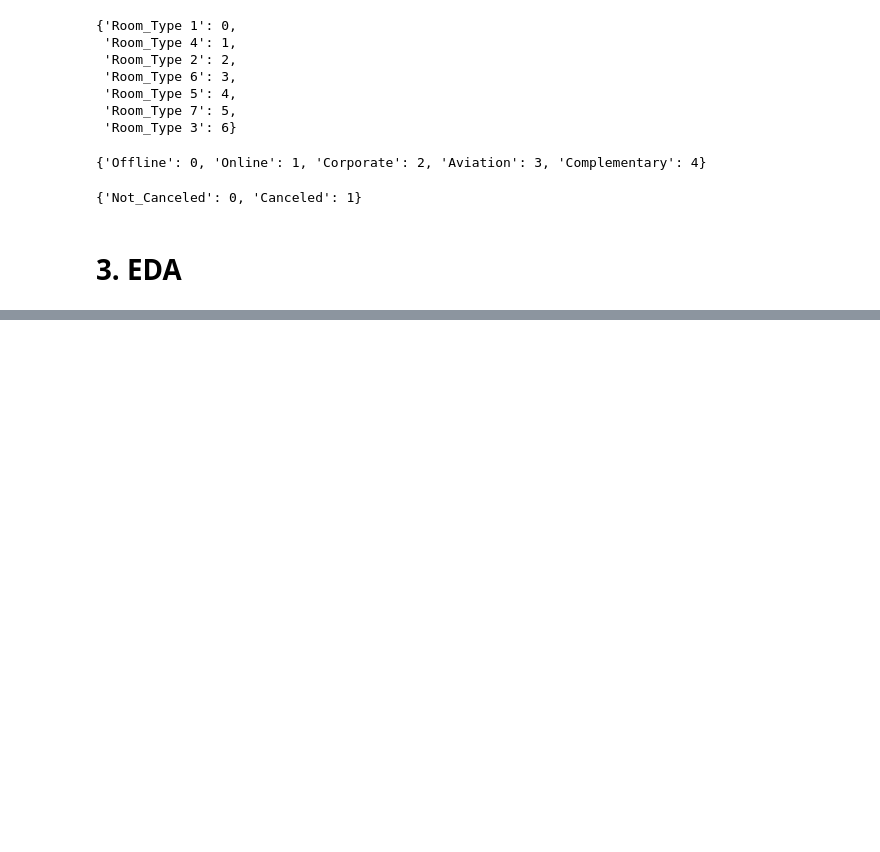
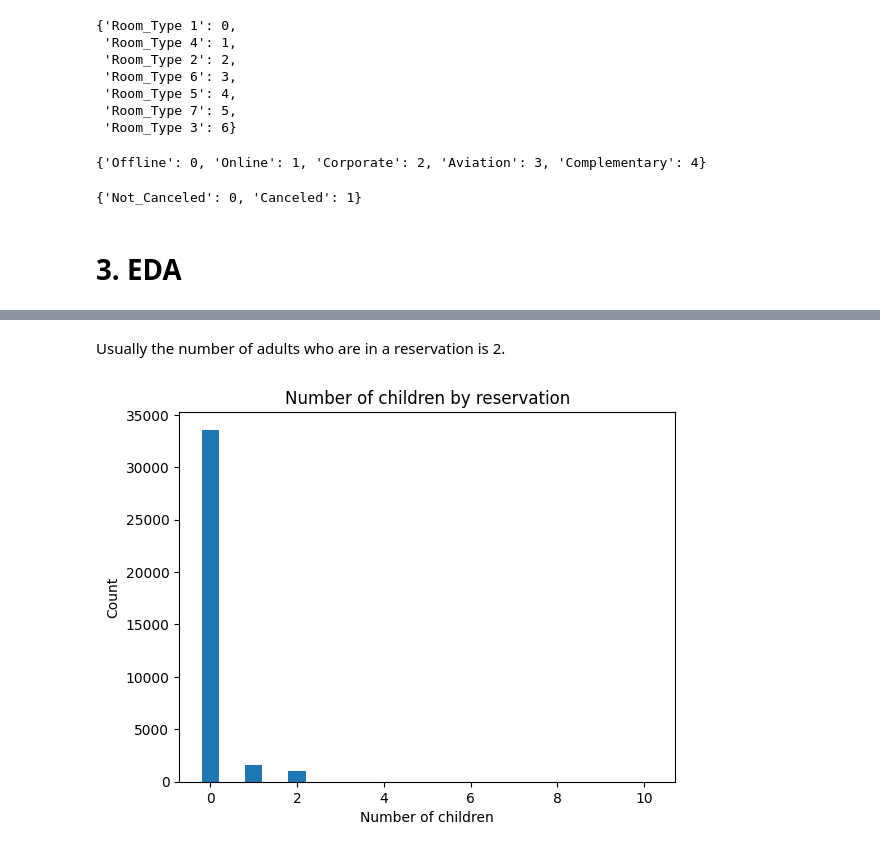
Before and after one commit to sergioasb8/hotel_cancelation_capstone1, a Jupyter notebook: notebooks/00_eda.ipynb, the cells around one changed output, grey strips where cells are left out. Saved outputs shown, nothing was run; the diff lists cells and outputs as text; code cells hidden in the pictures; blank space fills up the shorter version.

```diff
--- a/notebooks/00_eda.ipynb
+++ b/notebooks/00_eda.ipynb
@@ -127,0 +177,14 @@ market_segment_type_dict
+# %% [markdown]
+Usually the number of adults who are in a reservation is 2.
+# %%
+no_children = data['no_of_children'].value_counts().reset_index()
+
+# creating the bar plot
+plt.bar(no_children['no_of_children'], no_children['count'], width = 0.4)
+
+plt.xlabel("Number of children")
+plt.ylabel("Count")
+plt.title("Number of children by reservation")
+plt.show()
+# %% [output]
+[figure, added]
```
Also changed, not shown: parts of 18 cells of this notebook.
